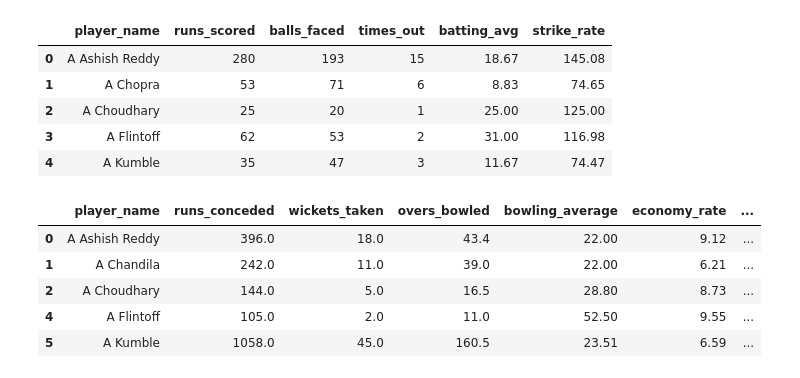
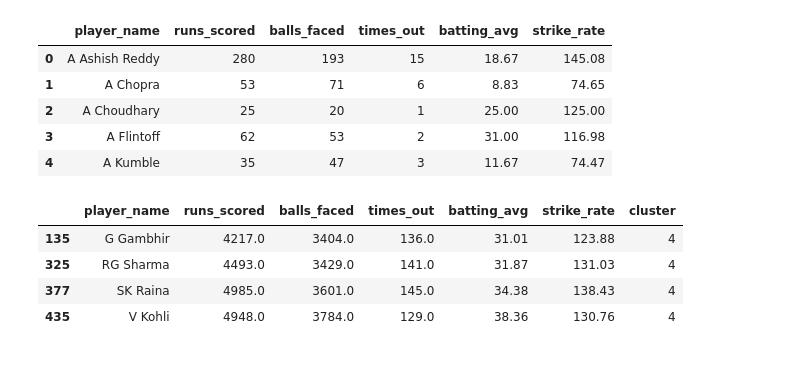
Before and after one commit to gajendraks/Zenith_DataAnalytics_Project, a Jupyter notebook: Clustering/Clustering.ipynb, the cells around one changed output. Saved outputs shown, nothing was run; the diff lists cells and outputs as text; code cells hidden in the pictures.

```diff
--- a/Clustering/Clustering.ipynb
+++ b/Clustering/Clustering.ipynb
@@ -32,12 +36,11 @@ batting["cluster"] = kmeans.labels_
 kmeans = KMeans(n_clusters=7)
 kmeans.fit(bowling[FEATURES_COL_BOWL])
 bowling["cluster"] = kmeans.labels_
-# %%
-bowling.head()
-# %% [output]
-|  | player_name | runs_conceded | wickets_taken | overs_bowled | bowling_average | economy_rate | ... |
-| 0 | A Ashish Reddy | 396.0 | 18.0 | 43.4 | 22.00 | 9.12 | ... |
-| 1 | A Chandila | 242.0 | 11.0 | 39.0 | 22.00 | 6.21 | ... |
-| 2 | A Choudhary | 144.0 | 5.0 | 16.5 | 28.80 | 8.73 | ... |
-| 4 | A Flintoff | 105.0 | 2.0 | 11.0 | 52.50 | 9.55 | ... |
-| 5 | A Kumble | 1058.0 | 45.0 | 160.5 | 23.51 | 6.59 | ... |
+# %%
+batting[batting['cluster']==4]
+# %% [output]
+|  | player_name | runs_scored | balls_faced | times_out | batting_avg | strike_rate | cluster |
+| 135 | G Gambhir | 4217.0 | 3404.0 | 136.0 | 31.01 | 123.88 | 4 |
+| 325 | RG Sharma | 4493.0 | 3429.0 | 141.0 | 31.87 | 131.03 | 4 |
+| 377 | SK Raina | 4985.0 | 3601.0 | 145.0 | 34.38 | 138.43 | 4 |
+| 435 | V Kohli | 4948.0 | 3784.0 | 129.0 | 38.36 | 130.76 | 4 |
```
Also changed, not shown: parts of 6 cells of this notebook.
